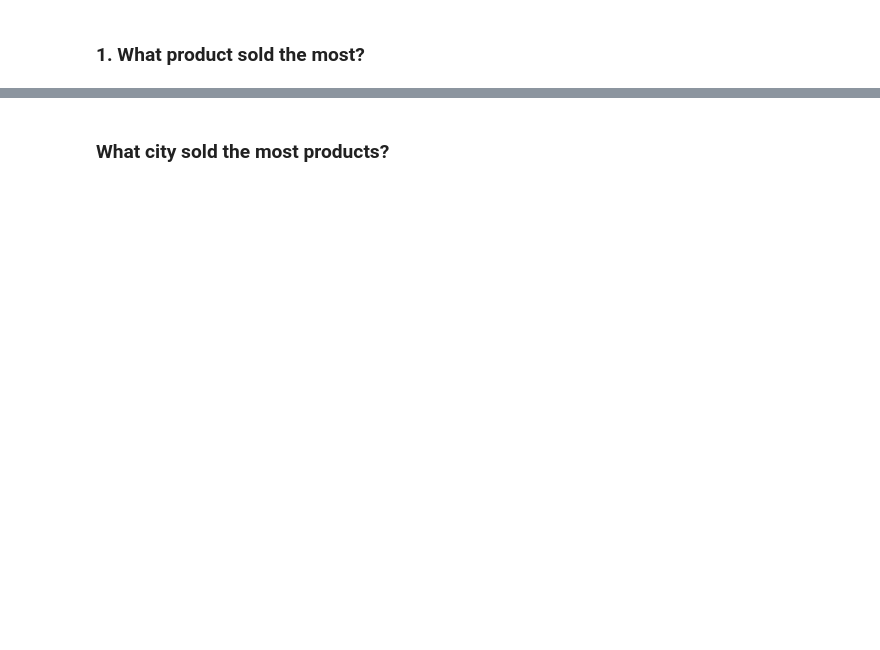
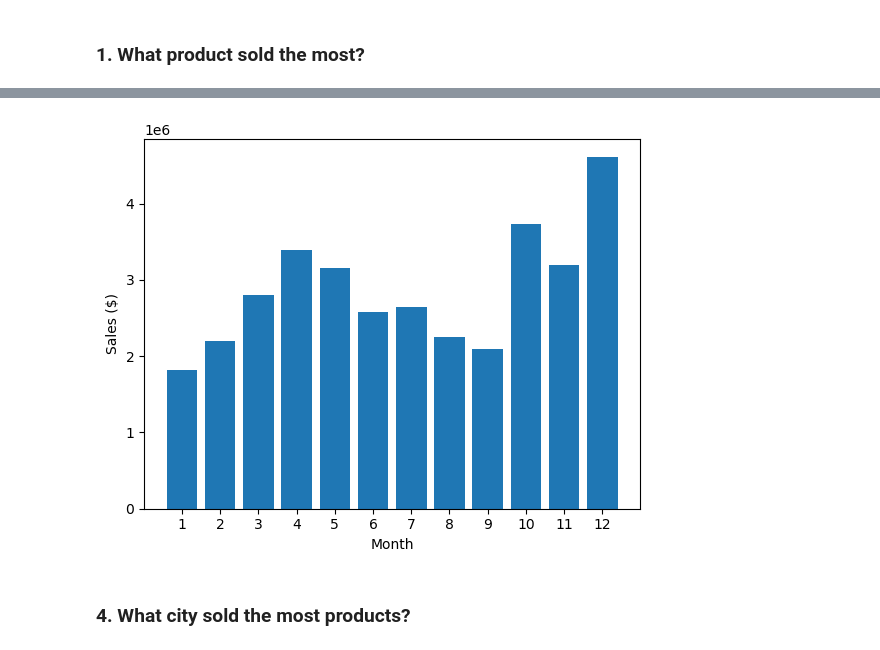
Before and after one commit to AnishChougule/Python-Projects, a Jupyter notebook: Data Analysis Project/Data Analysis Project.ipynb, the cells around one changed output, grey strips where cells are left out. Cells and saved outputs as stored; diff of their text form; code cells hidden in the pictures; blank space fills up the shorter version.

```diff
--- a/Data Analysis Project/Data Analysis Project.ipynb
+++ b/Data Analysis Project/Data Analysis Project.ipynb
@@ -132,13 +263,15 @@ plt.show()
 # %%
-best_month = maindf.groupby('Month').sum()
+best_month = maindf.groupby('Month')
 months = range(1,13)
-plt.bar(months,best_month['Sales'])
+plt.bar(months,best_month['Sales'].sum())
 plt.xticks(months)
 plt.xlabel('Month')
 plt.ylabel('Sales ($)')
 plt.show()
+# %% [output]
+[figure, added]
 # %% [markdown]
-### What city sold the most products?
+### 4. What city sold the most products?
 # %%
 best_city = maindf.groupby('City State')
 city = [city for city, maindf in best_city]
```
Also changed, not shown: parts of 30 cells of this notebook.
